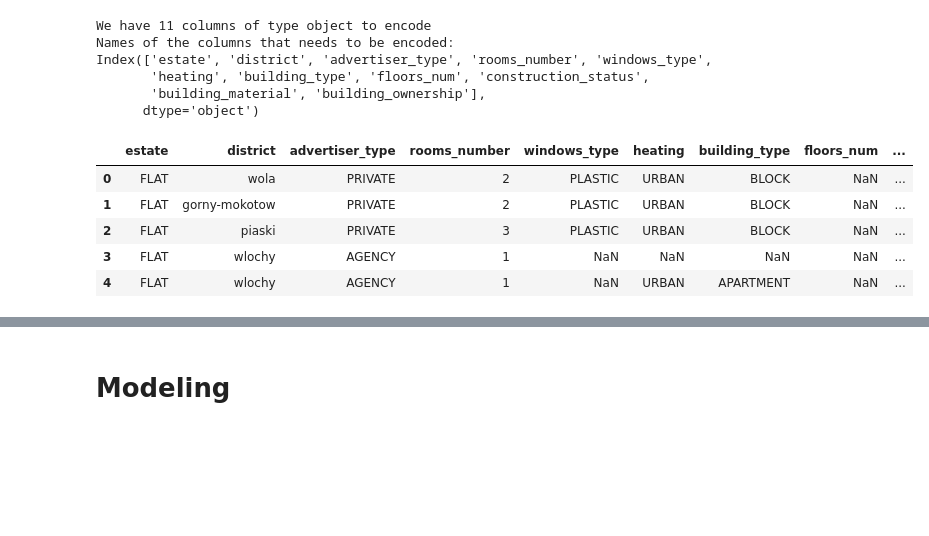
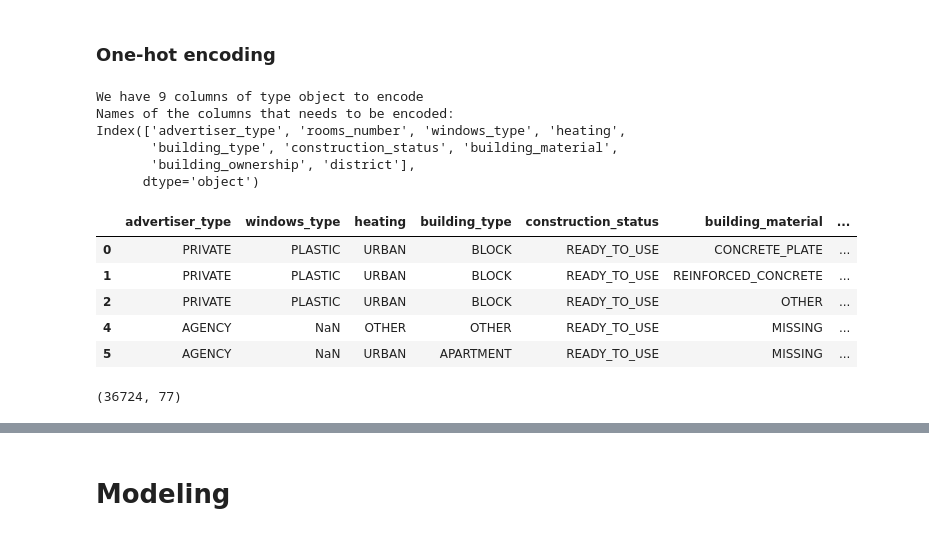
Before and after one commit to scarcamo/ml2-project, a Jupyter notebook: regression.ipynb, the cells around one changed output, grey strips where cells are left out. Drawn from its saved outputs; the diff is of its cells as text; code cells hidden in the pictures; blank space fills up the shorter version.

```diff
--- a/regression.ipynb
+++ b/regression.ipynb
@@ -64,3 +116,11 @@ df = df[cond1&cond2&cond3&cond4&cond5&cond6].reset_index(drop=True)
+# %%
+df["building_material"] = df["building_material"].replace("[]", "MISSING")
+top_building_material = df["building_material"].value_counts().index[:6]
+df["building_material"] = df["building_material"].apply(lambda x: x if x in top_building_material else "OTHER")
+# %%
+df['rooms_number'] = df['rooms_number'].replace('5|6|7|8|9|10', 'MORE', regex=True)
+category_order = ['1', '2', '3', 'MORE']
+df['rooms_number'] = pd.Categorical(df['rooms_number'], categories=category_order, ordered=True)
 # %%
 df.shape
 # %% [output]
@@ -217,0 +254,9 @@ Total Columns: 40
+# %%
+# remove columns with only one unique val
+cols_to_drop = []
+for col in df.columns:
+    if len(df[col].unique())==1:
+        cols_to_drop.append(col)
+
+df.drop(columns=cols_to_drop, inplace=True)
+print("Removed columns", str(cols_to_drop), "with one unique value")
@@ -316,0 +327,8 @@ Passing `palette` without assigning `hue` is deprecated and will be removed in v
+# %%
+log_transform_cols = ['area_m2', 'floor_number', 'building_age',
+                       'building_floors_num', 'distance_to_center_km', 'room_size_m2', 'floor_ratio' ]
+
+scale_cols = ['latitude', 'longitude',  ]
+
+if 'building_year' in df.columns:
+    df.drop(columns=['building_year'], inplace=True)
@@ -500,26 +423,30 @@ String variables and their levels
+# %% [markdown]
+### One-hot encoding
 # %%
 
-categorical_columns = df.select_dtypes(include=['object']).columns
+categorical_columns = df.select_dtypes(include=['object', 'category']).columns
 
 print("We have " + str(len(categorical_columns)) + " columns of type object to encode")
 print("Names of the columns that needs to be encoded: "+ "\n" + str(categorical_columns))
 df.select_dtypes(include=['object']).head()
 # %% [output]
-We have 11 columns of type object to encode
+We have 9 columns of type object to encode
 Names of the columns that needs to be encoded:
-Index(['estate', 'district', 'advertiser_type', 'rooms_number', 'windows_type',
-       'heating', 'building_type', 'floors_num', 'construction_status',
-       'building_material', 'building_ownership'],
+Index(['advertiser_type', 'rooms_number', 'windows_type', 'heating',
+       'building_type', 'construction_status', 'building_material',
+       'building_ownership', 'district'],
       dtype='object')
-|  | estate | district | advertiser_type | rooms_number | windows_type | heating | building_type | floors_num | ... |
-| 0 | FLAT | wola | PRIVATE | 2 | PLASTIC | URBAN | BLOCK | NaN | ... |
-| 1 | FLAT | gorny-mokotow | PRIVATE | 2 | PLASTIC | URBAN | BLOCK | NaN | ... |
-| 2 | FLAT | piaski | PRIVATE | 3 | PLASTIC | URBAN | BLOCK | NaN | ... |
-| 3 | FLAT | wlochy | AGENCY | 1 | NaN | NaN | NaN | NaN | ... |
-| 4 | FLAT | wlochy | AGENCY | 1 | NaN | URBAN | APARTMENT | NaN | ... |
+|  | advertiser_type | windows_type | heating | building_type | construction_status | building_material | ... |
+| 0 | PRIVATE | PLASTIC | URBAN | BLOCK | READY_TO_USE | CONCRETE_PLATE | ... |
+| 1 | PRIVATE | PLASTIC | URBAN | BLOCK | READY_TO_USE | REINFORCED_CONCRETE | ... |
+| 2 | PRIVATE | PLASTIC | URBAN | BLOCK | READY_TO_USE | OTHER | ... |
+| 4 | AGENCY | NaN | OTHER | OTHER | READY_TO_USE | MISSING | ... |
+| 5 | AGENCY | NaN | URBAN | APARTMENT | READY_TO_USE | MISSING | ... |
 # %%
 import unicodedata
 import re
+from unidecode import unidecode
+
 
 def clean_text(text):
     """
@@ -530,14 +457,10 @@ def clean_text(text):
 
     text = str(text).lower()
 
-    # Remove special characters
-    text = ''.join(char for char in unicodedata.normalize('NFKD', text)
-                  if unicodedata.category(char)[0] != 'P' or char in 'äöüß')
+    text = unidecode(text)
 
-    # Replace special characters with underscore
     text = re.sub(r'[^a-z0-9]+', '_', text)
 
-    # Remove multiple underscores
     text = re.sub(r'_+', '_', text)
     text = text.strip('_')
 
@@ -545,8 +468,11 @@ def clean_text(text):
 
 
 
-
 for i in range(0,len(categorical_columns)):
     column = categorical_columns[i]
     df[column] = df[column].apply(clean_text)
     df = pd.concat([df,pd.get_dummies(df[column],prefix=column)],axis=1).drop([column],axis=1)
+
+df.shape
+# %% [output]
+(36724, 77)
```
Also changed, not shown: parts of 63 cells of this notebook, 3 other files.
